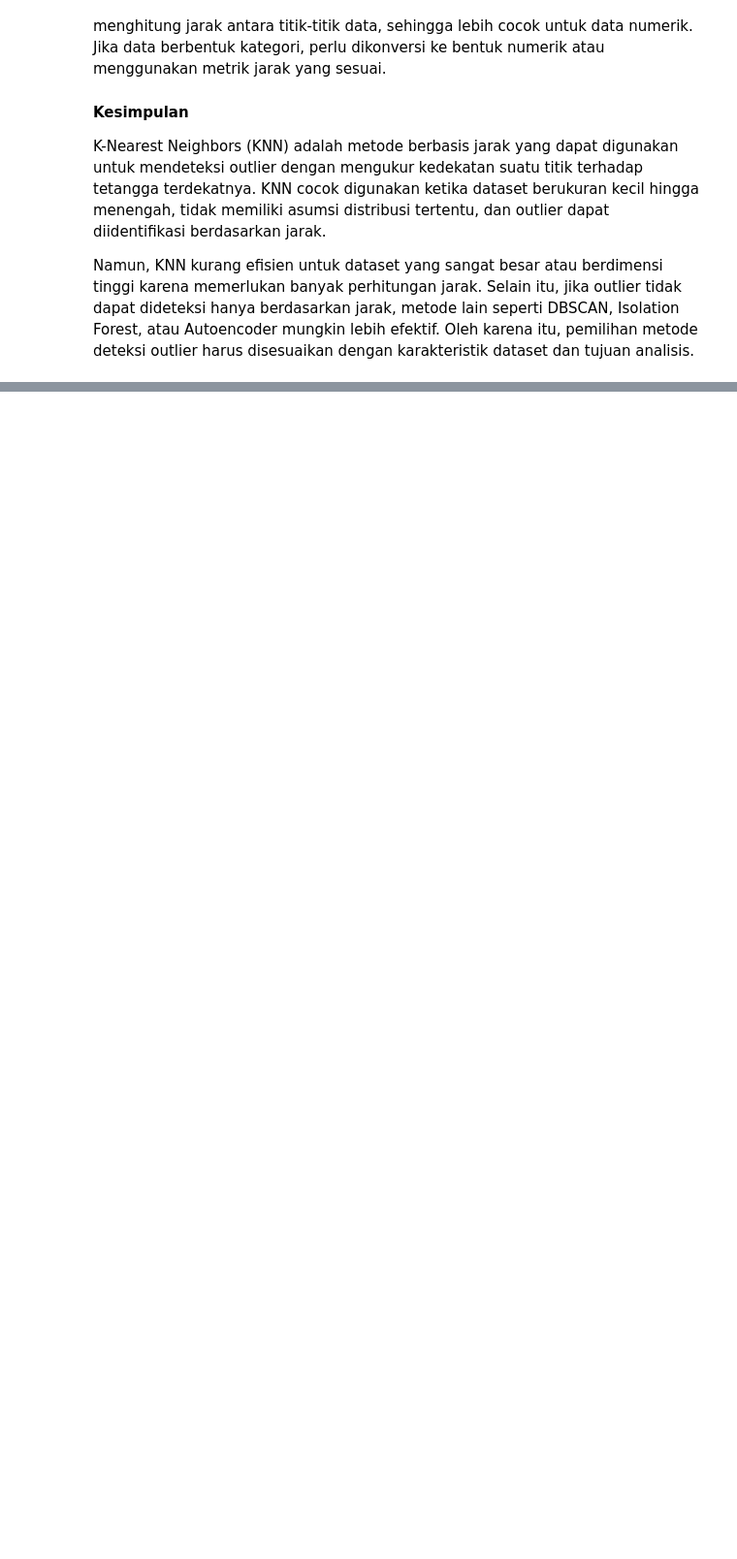
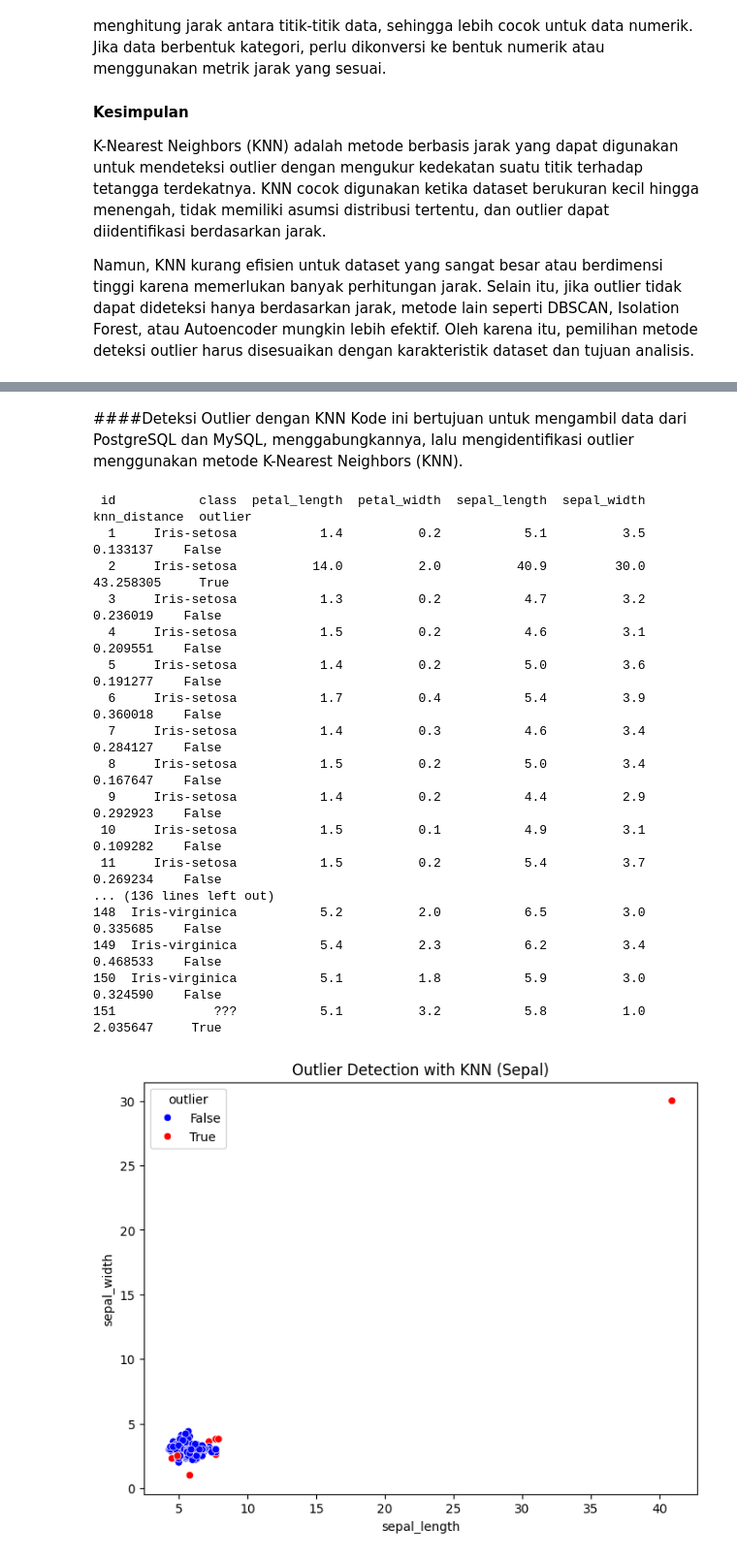
Before and after one commit to HERLYNABILASAHQIPUTRIWANDANI/pendata, a Jupyter notebook: _sources/tugas2.ipynb, the cells around one changed output, grey strips where cells are left out. Shown at 97% size. Cells and saved outputs as stored; diff of their text form; code cells hidden in the pictures; blank space fills up the shorter version.

```diff
--- a/_sources/tugas2.ipynb
+++ b/_sources/tugas2.ipynb
@@ -142,0 +133,65 @@ plt.show()
+# %% [markdown]
+####Deteksi Outlier dengan KNN
+Kode ini bertujuan untuk mengambil data dari PostgreSQL dan MySQL, menggabungkannya, lalu mengidentifikasi outlier menggunakan metode K-Nearest Neighbors (KNN).
+# %%
+# Ambil data dari kedua database
+df_postgresql = get_pg_data()
+df_mysql = get_mysql_data()
+
+# Gabungkan berdasarkan kolom 'id' dan 'Class'
+df_merged = pd.merge(df_mysql, df_postgresql, on=["id", "class"], how="inner")
+
+# Ambil data fitur numerik
+feature_columns = ["petal_length", "petal_width", "sepal_length", "sepal_width"]
+data_values = df_merged[feature_columns].values
+
+# Gunakan KNN untuk mendeteksi outlier
+K = 5  # Jumlah tetangga terdekat
+nbrs = NearestNeighbors(n_neighbors=K+1, metric='euclidean').fit(data_values)
+distances, indices = nbrs.kneighbors(data_values)
+
+# Ambil rata-rata jarak ke K tetangga terdekat (tidak termasuk jarak ke dirinya sendiri)
+df_merged["knn_distance"] = np.mean(distances[:, 1:], axis=1)
+
+# Tentukan threshold outlier berdasarkan persentil ke-95
+threshold = np.percentile(df_merged["knn_distance"], 95)
+df_merged["outlier"] = df_merged["knn_distance"] > threshold
+
+# Cetak hasil data dengan outlier
+print(df_merged.to_string(index=False))
+
+# Visualisasi scatter plot dengan warna berdasarkan outlier
+plt.figure(figsize=(8, 6))
+sns.scatterplot(
+    x=df_merged["sepal_length"], y=df_merged["sepal_width"],
+    hue=df_merged["outlier"], palette={False: "blue", True: "red"}
+)
+plt.title("Outlier Detection with KNN (Sepal)")
+plt.show()
+
+plt.figure(figsize=(8, 6))
+sns.scatterplot(
+    x=df_merged["petal_length"], y=df_merged["petal_width"],
+    hue=df_merged["outlier"], palette={False: "blue", True: "red"}
+)
+plt.title("Outlier Detection with KNN (Petal)")
+plt.show()
+# %% [output]
+ id           class  petal_length  petal_width  sepal_length  sepal_width  knn_distance  outlier
+  1     Iris-setosa           1.4          0.2           5.1          3.5      0.133137    False
+  2     Iris-setosa          14.0          2.0          40.9         30.0     43.258305     True
+  3     Iris-setosa           1.3          0.2           4.7          3.2      0.236019    False
+  4     Iris-setosa           1.5          0.2           4.6          3.1      0.209551    False
+  5     Iris-setosa           1.4          0.2           5.0          3.6      0.191277    False
+  6     Iris-setosa           1.7          0.4           5.4          3.9      0.360018    False
+  7     Iris-setosa           1.4          0.3           4.6          3.4      0.284127    False
+  8     Iris-setosa           1.5          0.2           5.0          3.4      0.167647    False
+  9     Iris-setosa           1.4          0.2           4.4          2.9      0.292923    False
+ 10     Iris-setosa           1.5          0.1           4.9          3.1      0.109282    False
+ 11     Iris-setosa           1.5          0.2           5.4          3.7      0.269234    False
+... (136 lines left out)
+148  Iris-virginica           5.2          2.0           6.5          3.0      0.335685    False
+149  Iris-virginica           5.4          2.3           6.2          3.4      0.468533    False
+150  Iris-virginica           5.1          1.8           5.9          3.0      0.324590    False
+151             ???           5.1          3.2           5.8          1.0      2.035647     True
+[figure, added]
```
Also changed, not shown: parts of 26 cells of this notebook, 8 other files.
